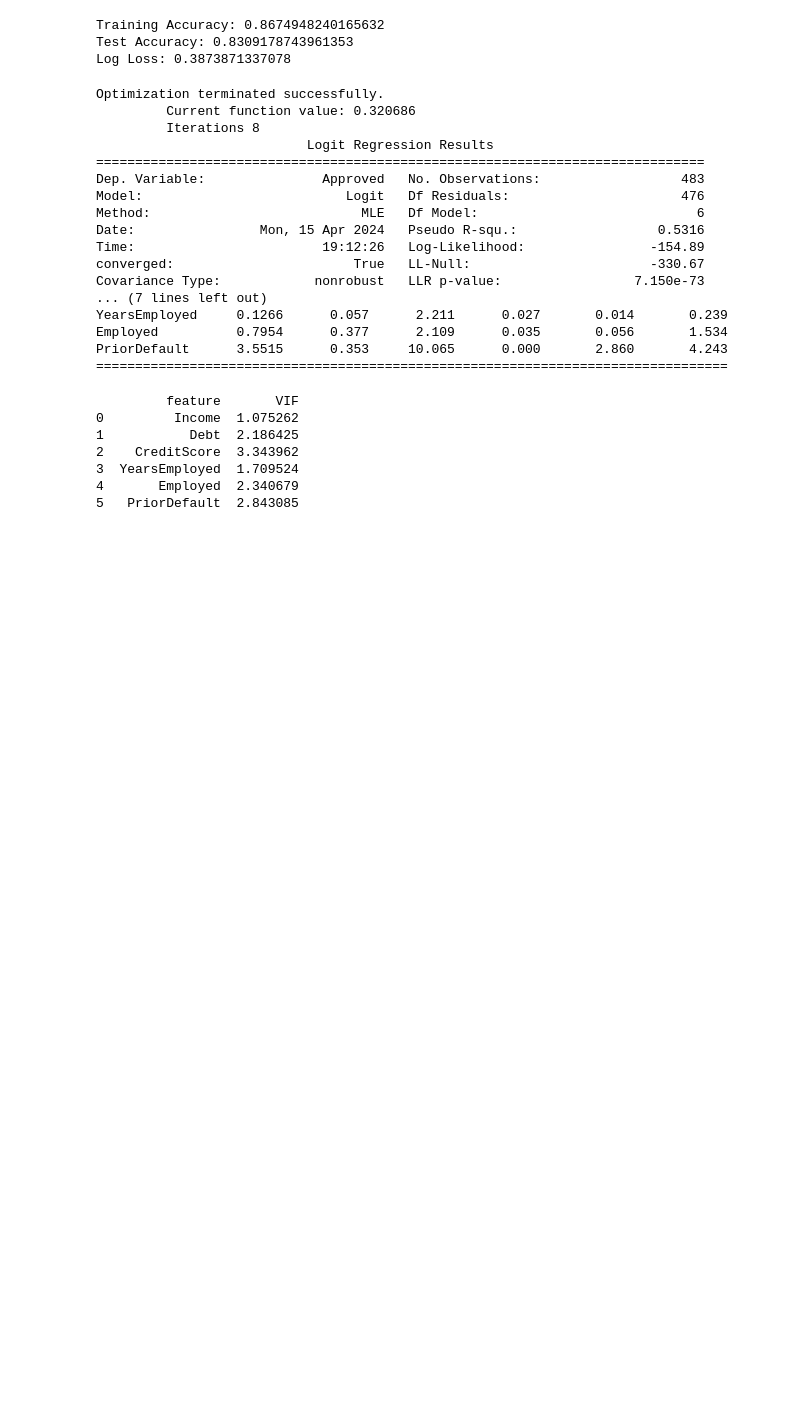
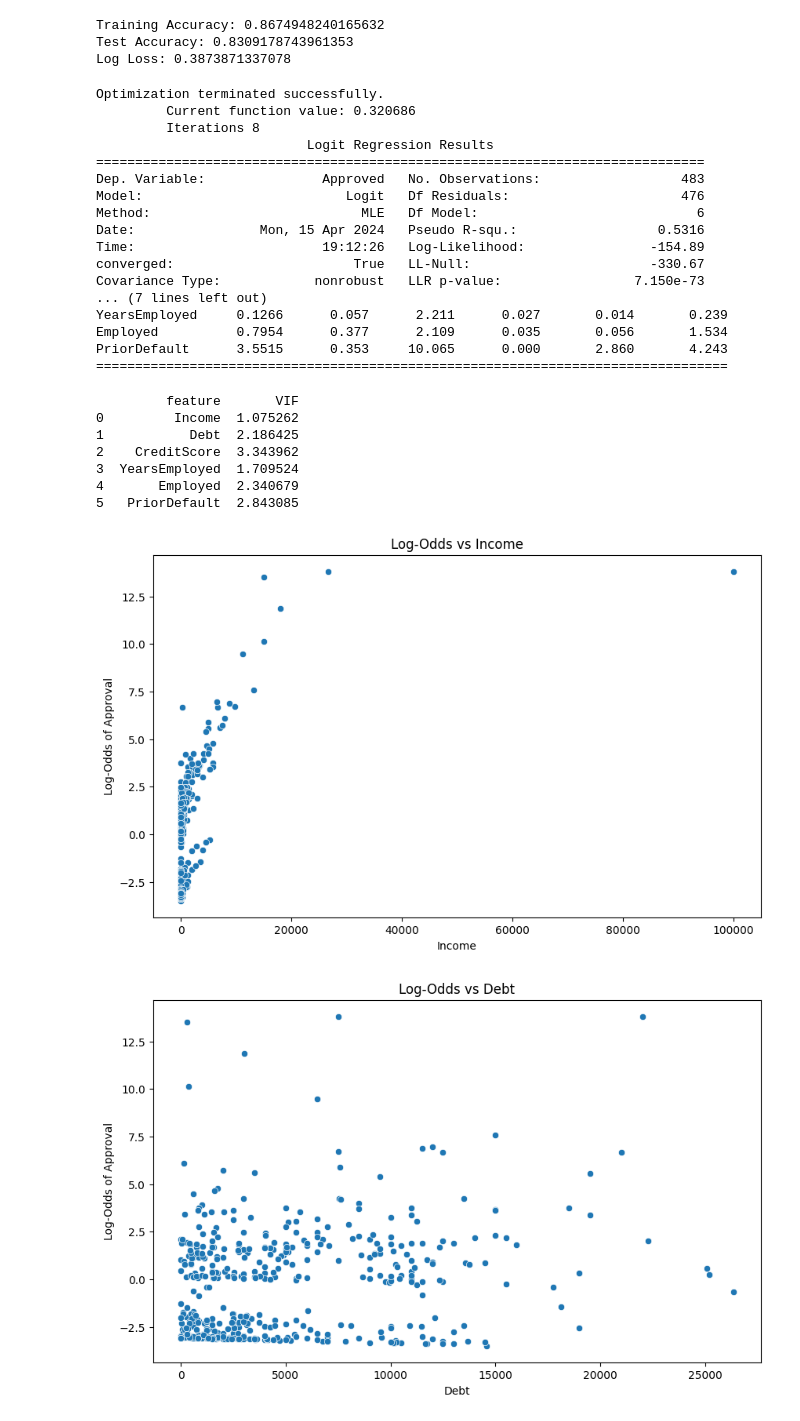
Before and after one commit to dtrejo21/stats-final-project, a Jupyter notebook: FinalProject.ipynb, the cells around one changed output. Saved outputs shown, nothing was run; the diff lists cells and outputs as text; code cells hidden in the pictures; blank space fills up the shorter version.

```diff
--- a/FinalProject.ipynb
+++ b/FinalProject.ipynb
@@ -764,3 +764,44 @@ print(vif_data)
 3  YearsEmployed  1.709524
 4       Employed  2.340679
 5   PriorDefault  2.843085
+# %%
+import numpy as np
+import matplotlib.pyplot as plt
+import seaborn as sns
+from sklearn.linear_model import LogisticRegression
+from sklearn.model_selection import train_test_split
+
+selected_columns = ['Income', 'Debt', 'CreditScore', 'YearsEmployed', 'Employed', 'PriorDefault', 'Approved']
+df_selected = cleanData[selected_columns]
+
+# Separating features and target
+X = df_selected.drop('Approved', axis=1)
+y = df_selected['Approved']
+
+# Splitting the data
+X_train, X_test, y_train, y_test = train_test_split(X, y, test_size=0.3, random_state=42)
+
+# Fitting the logistic regression model
+model = LogisticRegression(max_iter=10000)
+model.fit(X_train, y_train)
+
+# Getting the predicted probabilities
+pred_probs = model.predict_proba(X_train)[:, 1]
+
+epsilon = 1e-6
+pred_probs_adj = np.clip(pred_probs, epsilon, 1 - epsilon)
+
+# Now calculate the log odds
+log_odds = np.log(pred_probs_adj / (1 - pred_probs_adj))
+
+# Plotting the relationship
+for column in X_train.columns:
+    plt.figure(figsize=(10,6))
+    sns.scatterplot(x=X_train[column], y=log_odds)
+    plt.title(f'Log-Odds vs {column}')
+    plt.xlabel(column)
+    plt.ylabel('Log-Odds of Approval')
+    plt.show()
+# %% [output]
+[figure, added]
+[figure, added]
```
Also changed, not shown: parts of 1 cell of this notebook.
